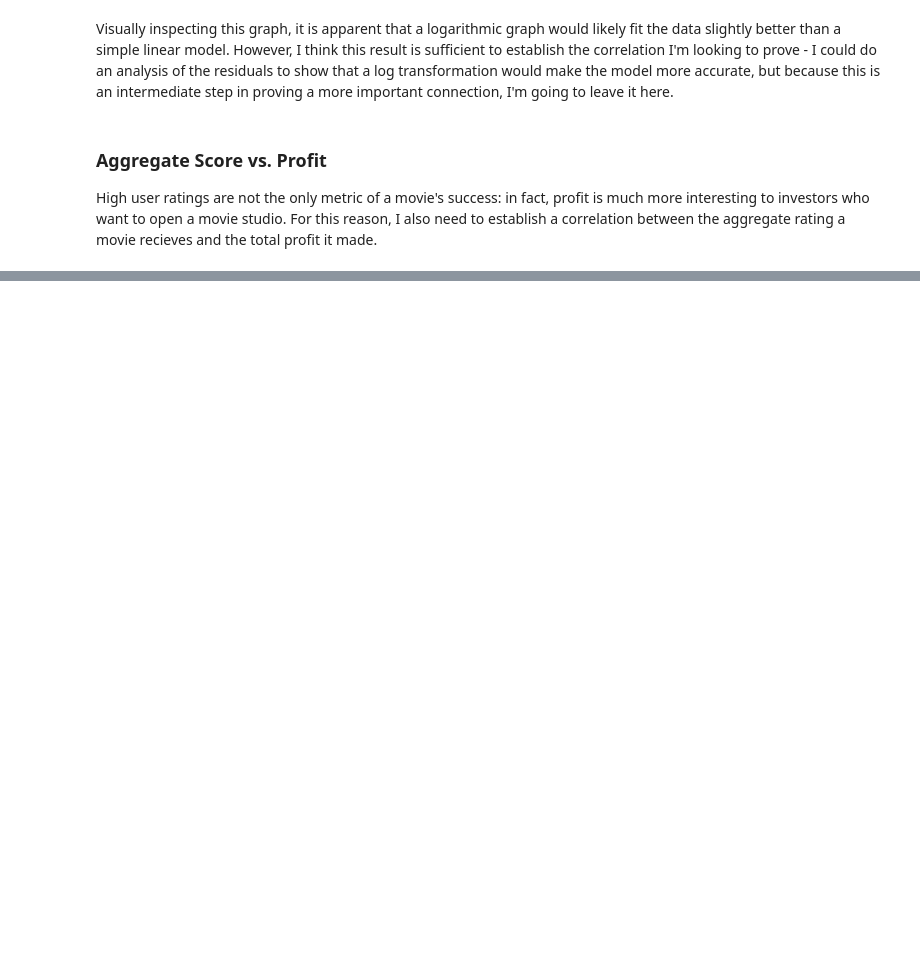
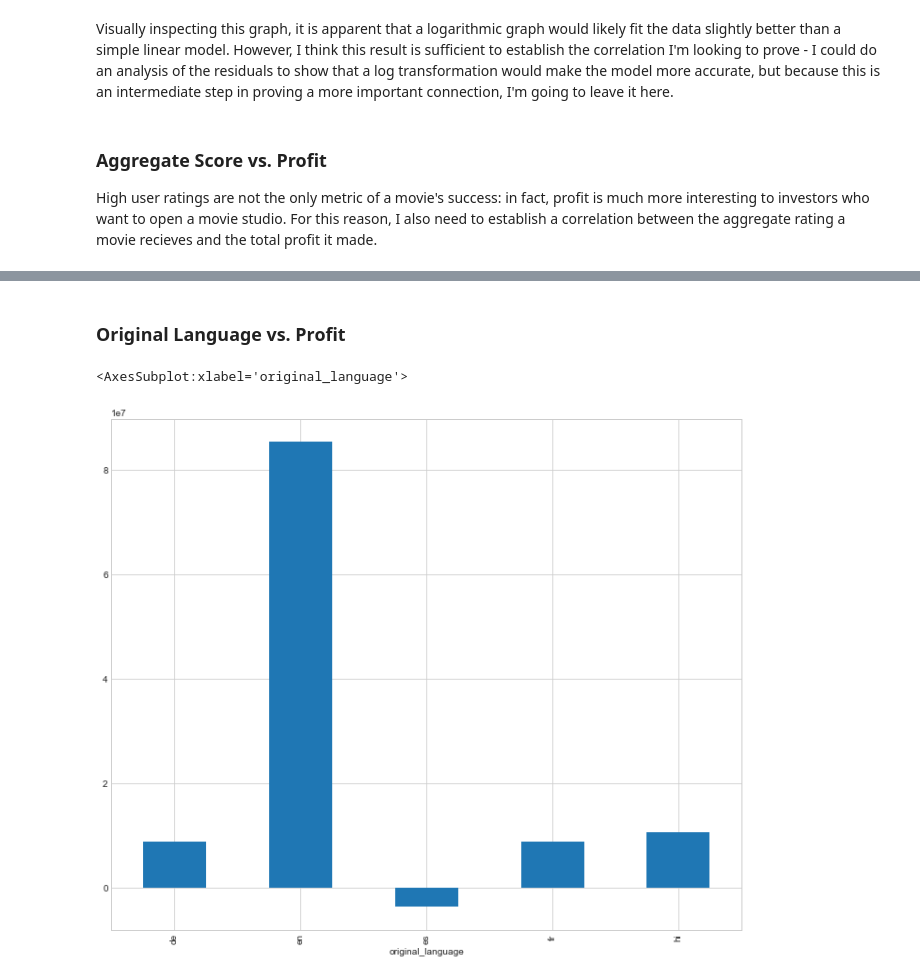
Before and after one commit to Davidkeebler/Real-Box-Office-Analysis, a Jupyter notebook: index.ipynb, the cells around one changed output, grey strips where cells are left out. Drawn from its saved outputs; the diff is of its cells as text; code cells hidden in the pictures; blank space fills up the shorter version.

```diff
--- a/index.ipynb
+++ b/index.ipynb
@@ -335,0 +376,8 @@ ax2.legend();
+# %% [markdown]
+### Original Language vs. Profit
+# %%
+fig, ax4 = plt.subplots(figsize=(12,10))
+langdf.groupby('original_language')['profit'].mean().plot.bar(ax=ax4)
+# %% [output]
+<AxesSubplot:xlabel='original_language'>
+[figure, added]
```
Also changed, not shown: parts of 11 cells of this notebook.
